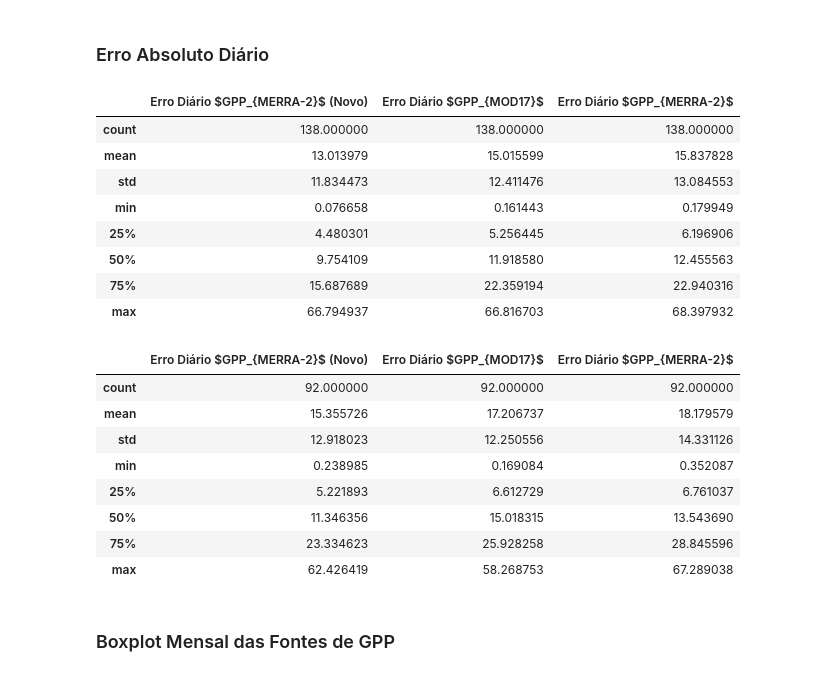
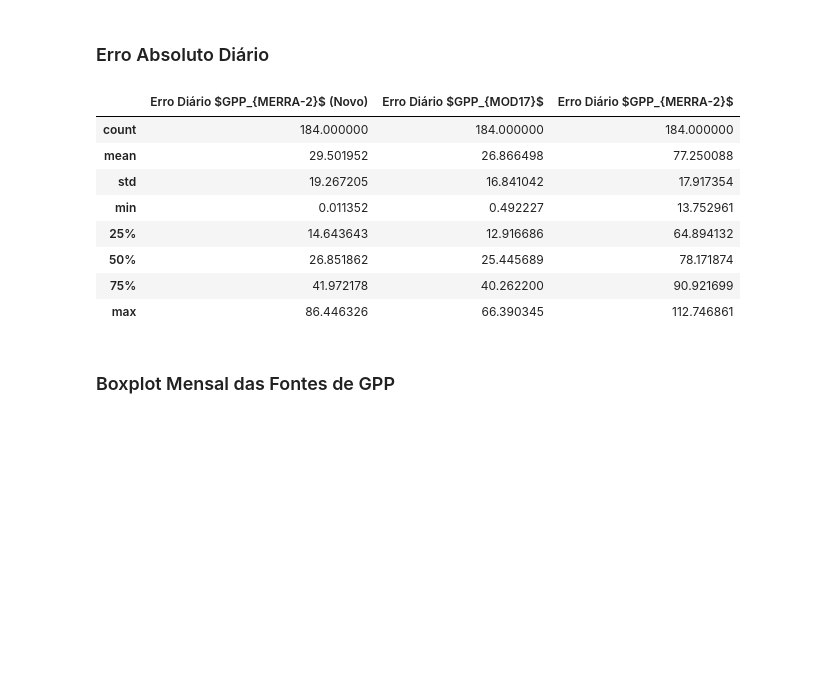
Before and after one commit to leotamasauskas/Enhancing-Satellite-Based-Estimations-of-Carbon-Flux-in-Caxiuan-Forest-Using-Artificial-Intelligence, a Jupyter notebook: main.ipynb, the cells around one changed output. Drawn from its saved outputs; the diff is of its cells as text; code cells hidden in the pictures; blank space fills up the shorter version.

```diff
--- a/main.ipynb
+++ b/main.ipynb
@@ -470,51 +470,42 @@ new_params_caxiuana = pd.concat([gpp_gc_8d_2005_teste,gpp_gc_8d_2006_teste,gpp_g
 
 
 erro_absoluto_modelo1 = abs(observacoes_caxiuana - new_params_caxiuana)
 erro_absoluto_modelo2 = abs(observacoes_caxiuana - caxiuana_gpp_mod)
-erro_absoluto_modelo3_caxiuana = abs(observacoes_caxiuana - smoothed_gpp_algpad_caxiuana)
+erro_absoluto_modelo3_caxiuana = abs(observacoes_caxiuana - smoothed_gpp_alg_caxiuana)
 
 # Calcula o erro absoluto diário para cada modelo
 eda_modelo1 = erro_absoluto_modelo1
 eda_modelo2 = erro_absoluto_modelo2
 eda_modelo3_caxiuana = erro_absoluto_modelo3_caxiuana
 
 
 # Cria um DataFrame para armazenar os erros absolutos diários de ambos os modelos
 erro_absoluto_caxiuana = pd.DataFrame({
     'Erro Diário $GPP_{MERRA-2}$ (Novo)': eda_modelo1,
     'Erro Diário $GPP_{MOD17}$': eda_modelo2,
     'Erro Diário $GPP_{MERRA-2}$': eda_modelo3_caxiuana
 })
 
 
 
 # Calcula o RMSE diário para cada modelo
 eda_modelo1 = erro_absoluto_modelo1
 eda_modelo2 = erro_absoluto_modelo2
 
 
 
 
 display(erro_absoluto_caxiuana.describe())
 # %% [output]
 |  | Erro Diário $GPP_{MERRA-2}$ (Novo) | Erro Diário $GPP_{MOD17}$ | Erro Diário $GPP_{MERRA-2}$ |
-| count | 138.000000 | 138.000000 | 138.000000 |
-| mean | 13.013979 | 15.015599 | 15.837828 |
-| std | 11.834473 | 12.411476 | 13.084553 |
-| min | 0.076658 | 0.161443 | 0.179949 |
-| 25% | 4.480301 | 5.256445 | 6.196906 |
-| 50% | 9.754109 | 11.918580 | 12.455563 |
-| 75% | 15.687689 | 22.359194 | 22.940316 |
-| max | 66.794937 | 66.816703 | 68.397932 |
+| count | 184.000000 | 184.000000 | 184.000000 |
+| mean | 29.501952 | 26.866498 | 77.250088 |
+| std | 19.267205 | 16.841042 | 17.917354 |
+| min | 0.011352 | 0.492227 | 13.752961 |
+| 25% | 14.643643 | 12.916686 | 64.894132 |
+| 50% | 26.851862 | 25.445689 | 78.171874 |
+| 75% | 41.972178 | 40.262200 | 90.921699 |
+| max | 86.446326 | 66.390345 | 112.746861 |
-|  | Erro Diário $GPP_{MERRA-2}$ (Novo) | Erro Diário $GPP_{MOD17}$ | Erro Diário $GPP_{MERRA-2}$ |
-| count | 92.000000 | 92.000000 | 92.000000 |
-| mean | 15.355726 | 17.206737 | 18.179579 |
-| std | 12.918023 | 12.250556 | 14.331126 |
-| min | 0.238985 | 0.169084 | 0.352087 |
-| 25% | 5.221893 | 6.612729 | 6.761037 |
-| 50% | 11.346356 | 15.018315 | 13.543690 |
-| 75% | 23.334623 | 25.928258 | 28.845596 |
-| max | 62.426419 | 58.268753 | 67.289038 |
 # %% [markdown]
 ### Boxplot Mensal das Fontes de GPP
 # %%
```
Also changed, not shown: parts of 6 cells of this notebook, 1 other file.
